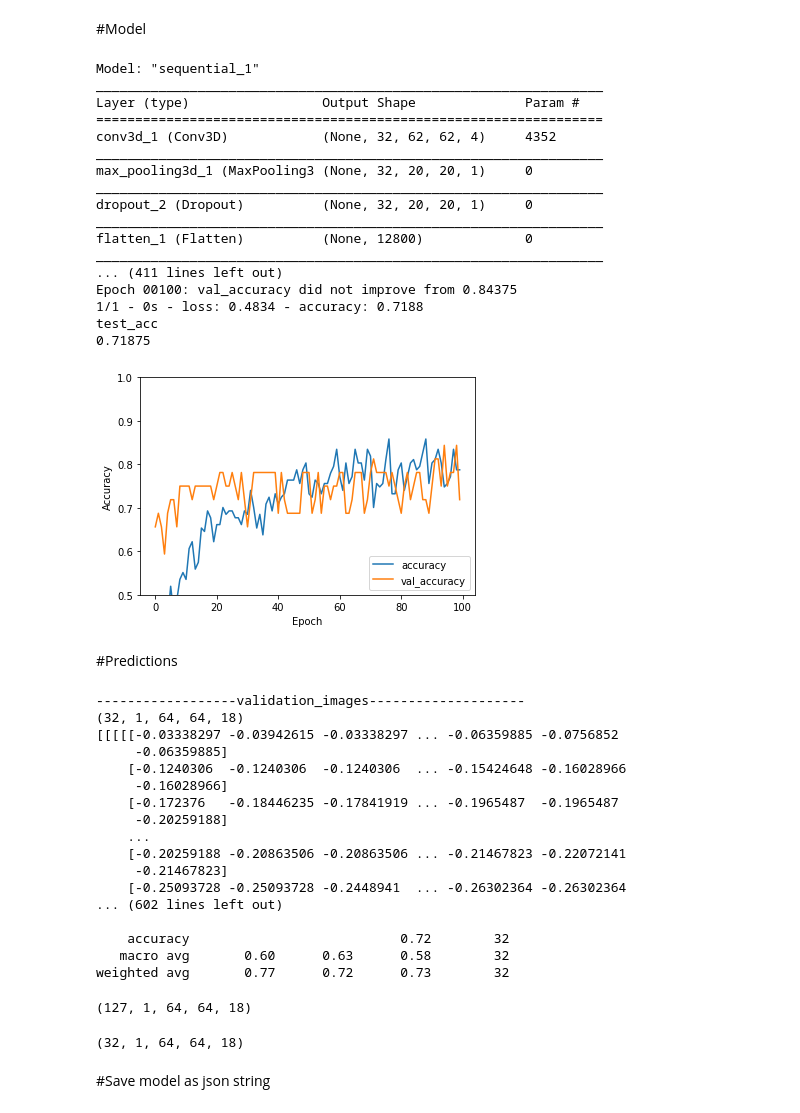
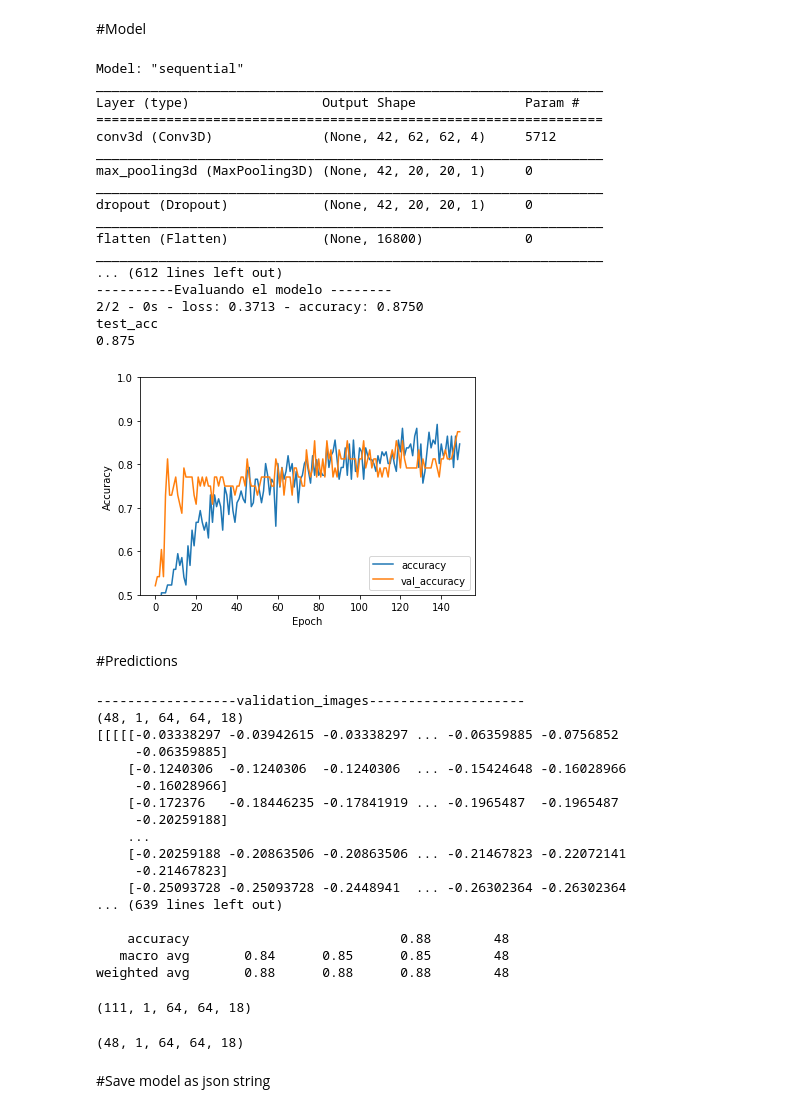
Before and after one commit to natzasu13/microexpresion-recognition, a Jupyter notebook: Microexpression_recognition_MicroExpSTCNN_SMIC_Maestria.ipynb, the cells around one changed output. Saved outputs shown, nothing was run; the diff lists cells and outputs as text; code cells hidden in the pictures.

```diff
--- a/Microexpression_recognition_MicroExpSTCNN_SMIC_Maestria.ipynb
+++ b/Microexpression_recognition_MicroExpSTCNN_SMIC_Maestria.ipynb
@@ -224,10 +224,9 @@ training_set.shape
 # %% [markdown]
 #Model
 # %%
-
 # MicroExpSTCNN Model
 model = Sequential()
-model.add(Convolution3D(32, (3, 3, 15), input_shape=(1, image_rows, image_columns, image_depth), activation='relu'))
+model.add(Convolution3D(42, (3, 3, 15), input_shape=(1, image_rows, image_columns, image_depth), activation='relu'))
 model.add(MaxPooling3D(pool_size=(3, 3, 3)))
 model.add(Dropout(0.5))
 model.add(Flatten())
@@ -252,52 +251,52 @@ callbacks_list = [checkpoint]
 #model.load_weights(CODE_PATH+'/weights_microexpstcnn/weights-improvement-01-1.00.hdf5')
 
 # Spliting the dataset into training and validation setsl
-train_images, validation_images, train_labels, validation_labels =  train_test_split(training_set, traininglabels, test_size=0.2, random_state=4)
+train_images, validation_images, train_labels, validation_labels =  train_test_split(training_set, traininglabels, test_size=0.3, random_state=4)
 
 # Save validation set in a numpy array
 numpy.save(CODE_PATH+'/numpy_validation_dataset/microexpstcnn_val_images.npy', validation_images)
 numpy.save(CODE_PATH+'/numpy_validation_dataset/microexpstcnn_val_labels.npy', validation_labels)
 
 # Load validation set from numpy array
-validation_images = numpy.load(CODE_PATH+'/numpy_validation_dataset/microexpstcnn_val_images.npy')
-validation_labels = numpy.load(CODE_PATH+'/numpy_validation_dataset/microexpstcnn_val_labels.npy')
+#validation_images = numpy.load(CODE_PATH+'/numpy_validation_dataset/microexpstcnn_val_images.npy')
+#validation_labels = numpy.load(CODE_PATH+'/numpy_validation_dataset/microexpstcnn_val_labels.npy')
 
 
 # Training the model
 #hist = model.fit(train_images, train_labels, validation_data = (validation_images, validation_labels), callbacks=callbacks_list, batch_size = 16, nb_epoch = 100, shuffle=True)
-hist = model.fit(train_images, train_labels, validation_data = (validation_images, validation_labels), callbacks=callbacks_list, batch_size = 16, epochs = 100, shuffle=True)
+hist = model.fit(train_images, train_labels, validation_data = (validation_images, validation_labels), callbacks=callbacks_list, batch_size = 16, epochs = 150, shuffle=True)
 
 
 plt.plot(hist.history['accuracy'], label='accuracy')
 plt.plot(hist.history['val_accuracy'], label = 'val_accuracy')
 plt.xlabel('Epoch')
 plt.ylabel('Accuracy')
 plt.ylim([0.5, 1])
 plt.legend(loc='lower right')
 
-
+print("----------Evaluando el modelo --------")
 test_loss, test_acc = model.evaluate(validation_images,  validation_labels, verbose=2)
 print("test_acc")
 print(test_acc)
 # %% [output]
-Model: "sequential_1"
+Model: "sequential"
 _________________________________________________________________
 Layer (type)                 Output Shape              Param #
 =================================================================
-conv3d_1 (Conv3D)            (None, 32, 62, 62, 4)     4352
+conv3d (Conv3D)              (None, 42, 62, 62, 4)     5712
 _________________________________________________________________
-max_pooling3d_1 (MaxPooling3 (None, 32, 20, 20, 1)     0
+max_pooling3d (MaxPooling3D) (None, 42, 20, 20, 1)     0
 _________________________________________________________________
-dropout_2 (Dropout)          (None, 32, 20, 20, 1)     0
+dropout (Dropout)            (None, 42, 20, 20, 1)     0
 _________________________________________________________________
-flatten_1 (Flatten)          (None, 12800)             0
+flatten (Flatten)            (None, 16800)             0
 _________________________________________________________________
-... (411 lines left out)
-Epoch 00100: val_accuracy did not improve from 0.84375
-1/1 - 0s - loss: 0.4834 - accuracy: 0.7188
+... (612 lines left out)
+----------Evaluando el modelo --------
+2/2 - 0s - loss: 0.3713 - accuracy: 0.8750
 test_acc
-0.71875
+0.875
-[figure, old version]
+[figure, new version]
 # %% [markdown]
 #Predictions
 # %%
@@ -331,6 +330,10 @@ print("-------------------validation_labels_new---------------")
 print(validation_labels_y.shape)
 print(validation_labels_y)
 
+
+print("-------------------Prediction labels---------------")
+print(predictions_labels)
+
 cfm = confusion_matrix(validation_labels_y, predictions_labels)
 print("------------------------------confusion_matrix------------------------------")
 print (cfm)
@@ -344,7 +347,7 @@ print('Classification report :', classification_report(validation_labels_y,predi
 #precision, recall, thresholds = precision_recall_curve(validation_labels_y,predictions_labels)
 # %% [output]
 ------------------validation_images--------------------
-(32, 1, 64, 64, 18)
+(48, 1, 64, 64, 18)
 [[[[[-0.03338297 -0.03942615 -0.03338297 ... -0.06359885 -0.0756852
      -0.06359885]
     [-0.1240306  -0.1240306  -0.1240306  ... -0.15424648 -0.16028966
@@ -355,19 +358,19 @@ print('Classification report :', classification_report(validation_labels_y,predi
     [-0.20259188 -0.20863506 -0.20863506 ... -0.21467823 -0.22072141
      -0.21467823]
     [-0.25093728 -0.25093728 -0.2448941  ... -0.26302364 -0.26302364
-... (602 lines left out)
+... (639 lines left out)
 
-    accuracy                           0.72        32
-   macro avg       0.60      0.63      0.58        32
-weighted avg       0.77      0.72      0.73        32
+    accuracy                           0.88        48
+   macro avg       0.84      0.85      0.85        48
+weighted avg       0.88      0.88      0.88        48
 # %%
 train_images.shape
 # %% [output]
-(127, 1, 64, 64, 18)
+(111, 1, 64, 64, 18)
 # %%
 validation_images.shape
 # %% [output]
-(32, 1, 64, 64, 18)
+(48, 1, 64, 64, 18)
 # %% [markdown]
 #Save model as json string
 # %%
```
Also changed, not shown: parts of 3 cells of this notebook.
